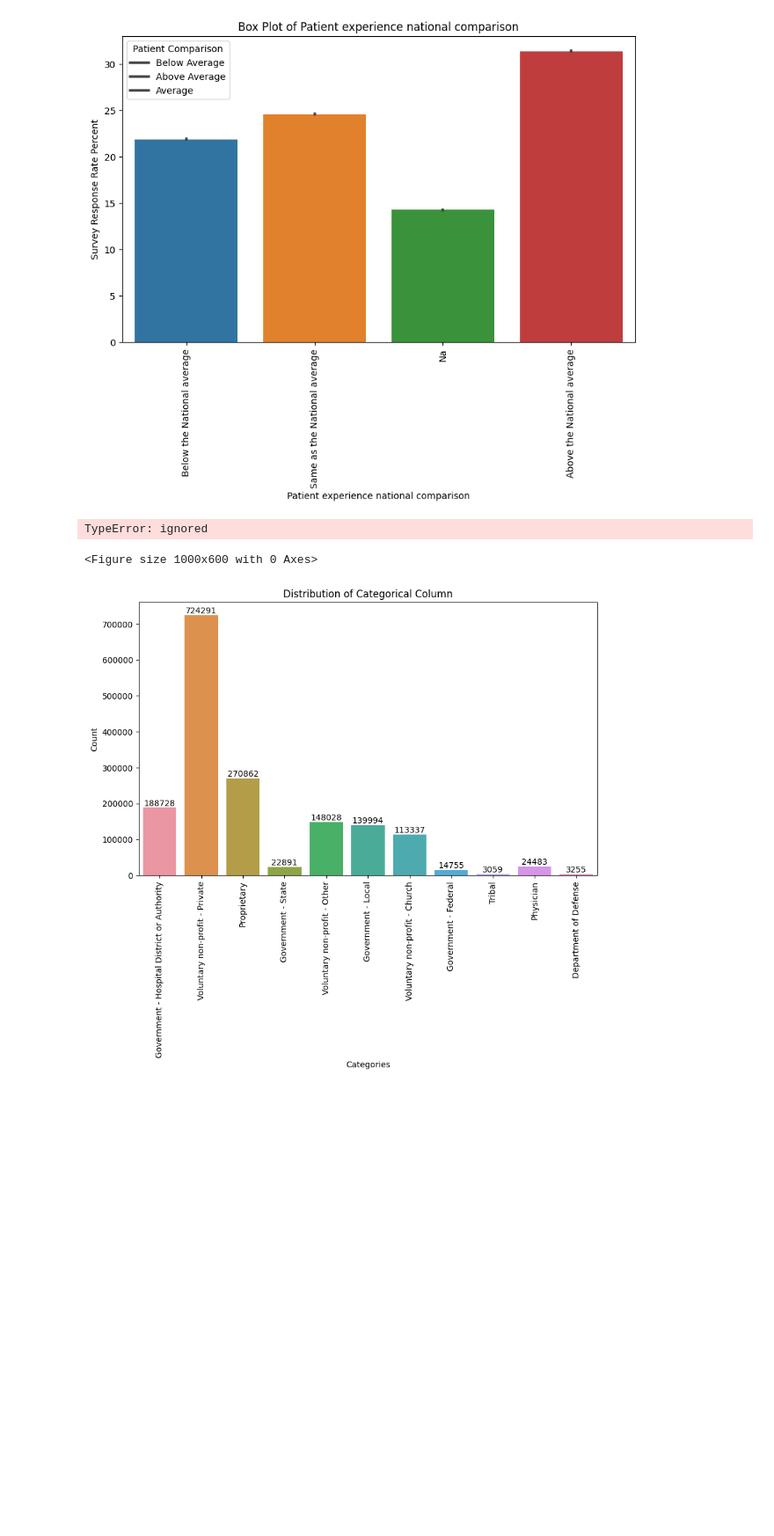
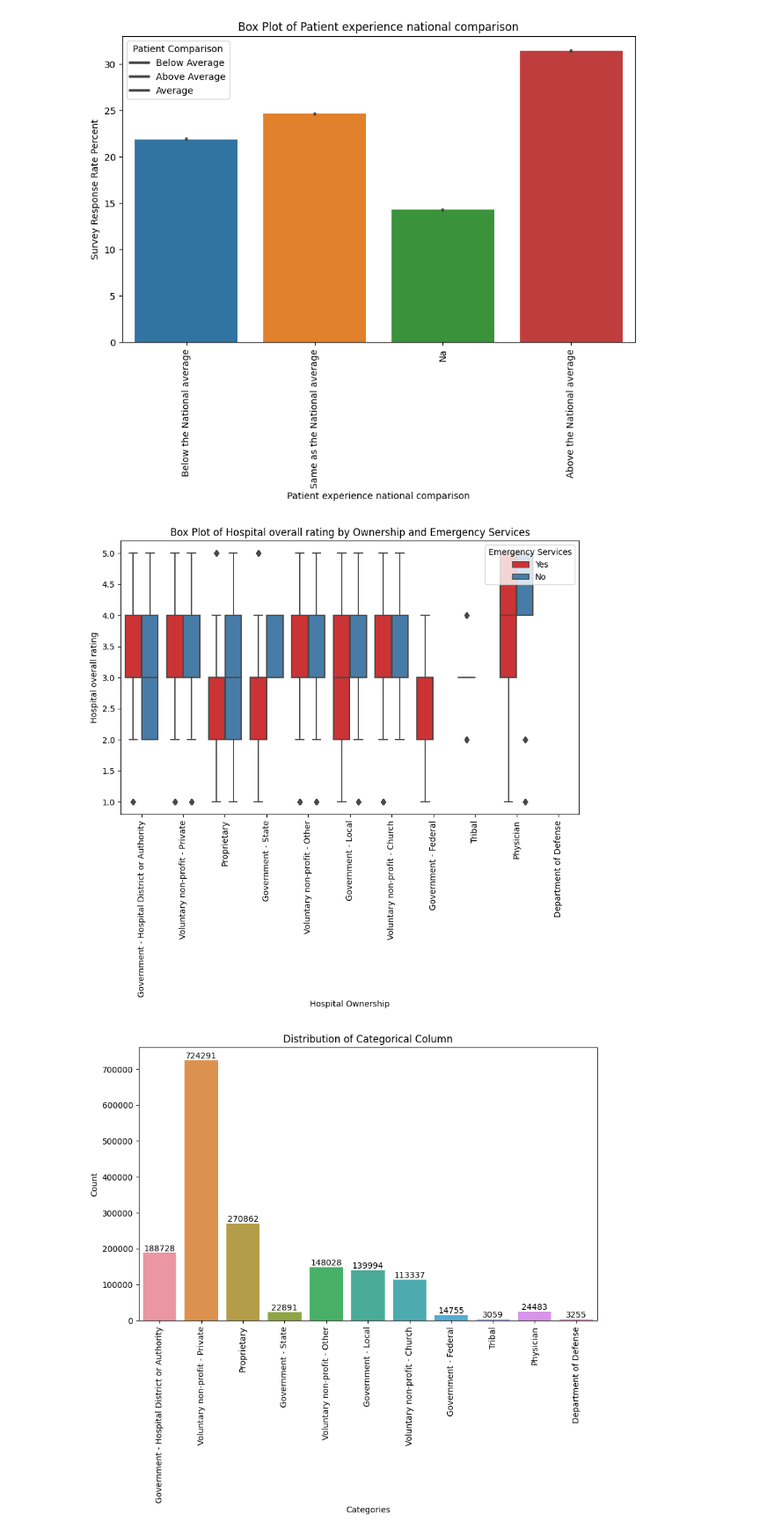
Before and after one commit to mesbah-git/Healthcare-Patient-Satisfaction-Analysis, a Jupyter notebook: Healthcare_Patient_Satisfaction_Analysis.ipynb, the cells around one changed output. Shown at 88% size. Saved outputs shown, nothing was run; the diff lists cells and outputs as text; code cells hidden in the pictures; blank space fills up the shorter version.

```diff
--- a/Healthcare_Patient_Satisfaction_Analysis.ipynb
+++ b/Healthcare_Patient_Satisfaction_Analysis.ipynb
@@ -19,9 +18,10 @@ warnings.filterwarnings('ignore')
 # %%
-url1 = 'https://media.githubusercontent.com/media/mesbah5959/Data695/main/cms_hospital_patient_satisfaction_2016.csv'
-url2 = 'https://media.githubusercontent.com/media/mesbah5959/Data695/main/cms_hospital_patient_satisfaction_2017.csv'
-url3 = 'https://media.githubusercontent.com/media/mesbah5959/Data695/main/cms_hospital_patient_satisfaction_2018.csv'
-url4 = 'https://media.githubusercontent.com/media/mesbah5959/Data695/main/cms_hospital_patient_satisfaction_2019.csv'
-url5 = 'https://media.githubusercontent.com/media/mesbah5959/Data695/main/cms_hospital_patient_satisfaction_2020.csv'
+# Importing Dataset [1]
+url1 = 'https://media.githubusercontent.com/media/mesbah-git/Healthcare-Patient-Satisfaction-Analysis/refs/heads/main/cms_hospital_patient_satisfaction_2016.csv'
+url2 = 'https://media.githubusercontent.com/media/mesbah-git/Healthcare-Patient-Satisfaction-Analysis/refs/heads/main/cms_hospital_patient_satisfaction_2017.csv'
+url3 = 'https://media.githubusercontent.com/media/mesbah-git/Healthcare-Patient-Satisfaction-Analysis/refs/heads/main/cms_hospital_patient_satisfaction_2018.csv'
+url4 = 'https://media.githubusercontent.com/media/mesbah-git/Healthcare-Patient-Satisfaction-Analysis/refs/heads/main/cms_hospital_patient_satisfaction_2019.csv'
+url5 = 'https://media.githubusercontent.com/media/mesbah-git/Healthcare-Patient-Satisfaction-Analysis/refs/heads/main/cms_hospital_patient_satisfaction_2020.csv'
 # %%
 file1 = pd.read_csv(url1)
 file2 = pd.read_csv(url2)
@@ -59,3 +49,5 @@ df.replace(['Not Available', 'Not Applicable'], 'Na', inplace=True)
+# %%
+df.rename(columns={'County Name': 'Country Name'}, inplace=True)
 # %%
 # Number of Rows and Columns
 num_rows, num_columns = df.shape
@@ -105,0 +88,19 @@ data
+# %%
+# Mapping dictionary for state abbreviations to full names
+state_mapping = {
+    'AL': 'Alabama', 'AK': 'Alaska', 'AZ': 'Arizona', 'AR': 'Arkansas', 'CA': 'California',
+    'CO': 'Colorado', 'CT': 'Connecticut', 'DE': 'Delaware', 'DC': 'District of Columbia',
+    'FL': 'Florida', 'GA': 'Georgia', 'HI': 'Hawaii', 'ID': 'Idaho', 'IL': 'Illinois',
+    'IN': 'Indiana', 'IA': 'Iowa', 'KS': 'Kansas', 'KY': 'Kentucky', 'LA': 'Louisiana',
+    'ME': 'Maine', 'MD': 'Maryland', 'MA': 'Massachusetts', 'MI': 'Michigan', 'MN': 'Minnesota',
+    'MS': 'Mississippi', 'MO': 'Missouri', 'MT': 'Montana', 'NE': 'Nebraska', 'NV': 'Nevada',
+    'NH': 'New Hampshire', 'NJ': 'New Jersey', 'NM': 'New Mexico', 'NY': 'New York', 'NC': 'North Carolina',
+    'ND': 'North Dakota', 'OH': 'Ohio', 'OK': 'Oklahoma', 'OR': 'Oregon', 'PA': 'Pennsylvania',
+    'PR': 'Puerto Rico', 'RI': 'Rhode Island', 'SC': 'South Carolina', 'SD': 'South Dakota',
+    'TN': 'Tennessee', 'TX': 'Texas', 'UT': 'Utah', 'VT': 'Vermont', 'VI': 'Virgin Islands',
+    'VA': 'Virginia', 'WA': 'Washington', 'WV': 'West Virginia', 'WI': 'Wisconsin', 'WY': 'Wyoming',
+    'AS': 'American Samoa', 'GU': 'Guam', 'MP': 'Northern Mariana Islands'
+}
+
+# Replace state abbreviations with full names
+df['State'] = df['State'].replace(state_mapping)
@@ -210,23 +230,22 @@ plt.show()
 # %% [output]
 [figure]
 # %%
-# Replacing 'Not Available' with NaN
-df['Hospital overall rating'] = df['Hospital overall rating'].replace('Not Available', np.nan)
+# Replacing 'Not Available' with NaN in 'Hospital overall rating'
+df['Hospital overall rating'] = pd.to_numeric(df['Hospital overall rating'].replace('Not Available', np.nan), errors='coerce')
 
-# Converting the column to numeric
-df['Hospital overall rating'] = pd.to_numeric(df['Hospital overall rating'], errors='coerce')
+# Convert 'Hospital Ownership' to string
+df['Hospital Ownership'] = df['Hospital Ownership'].astype(str)
 
 plt.figure(figsize=(10, 6))
-sns.boxplot(data=data, x='Hospital Ownership', y='Hospital overall rating', hue='Emergency Services', palette='Set1')
+sns.boxplot(data=df, x='Hospital Ownership', y='Hospital overall rating', hue='Emergency Services', palette='Set1')
 plt.xlabel('Hospital Ownership')
 plt.ylabel('Hospital overall rating')
 plt.title('Box Plot of Hospital overall rating by Ownership and Emergency Services')
 plt.xticks(rotation=90)
 plt.legend(title='Emergency Services', loc='upper right')
 plt.show()
 # %% [output]
-TypeError: ignored
-<Figure size 1000x600 with 0 Axes>
+[figure, added]
 # %%
 # Bar plot
 plt.figure(figsize=(10, 6))
```
Also changed, not shown: parts of 49 cells of this notebook.
